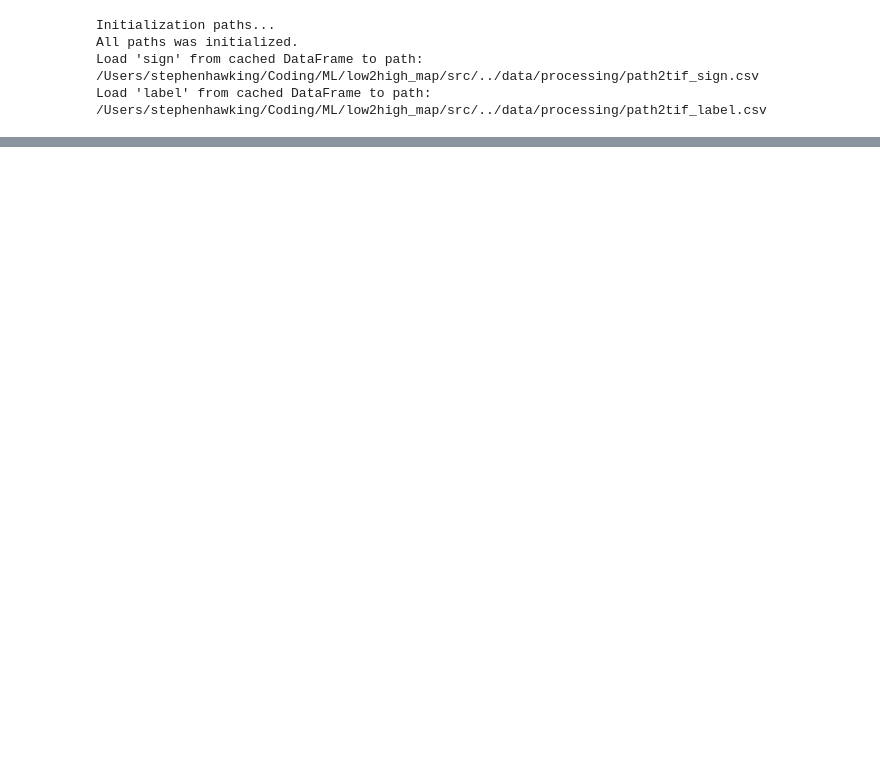
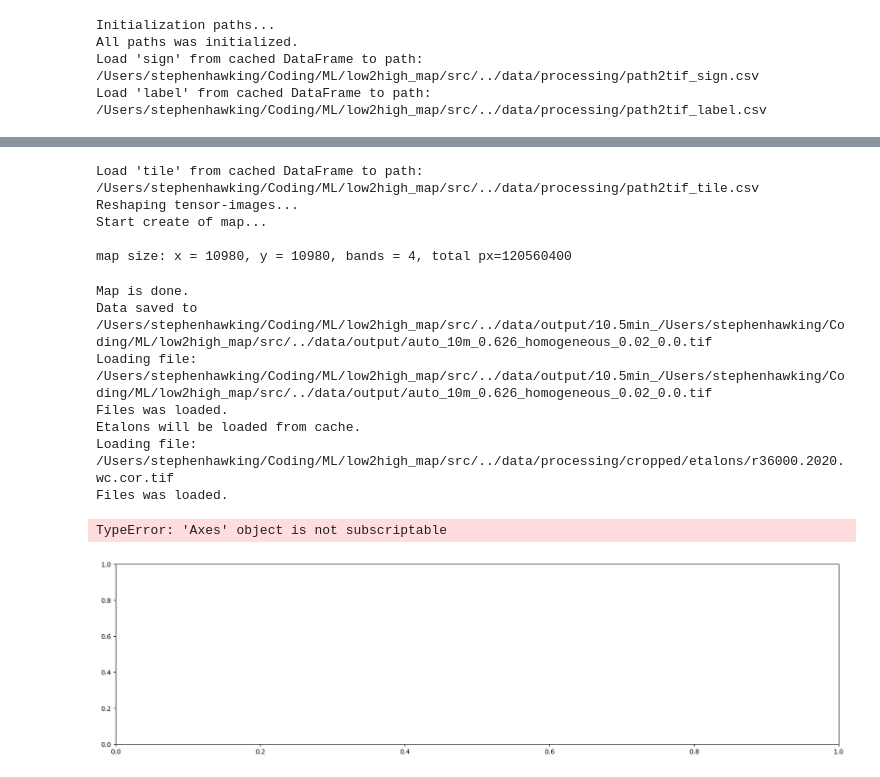
Before and after one commit to 1cosmic/low2high_map, a Jupyter notebook: src/auto-sci.ipynb, the cells around one changed output, grey strips where cells are left out. Drawn from its saved outputs; the diff is of its cells as text; code cells hidden in the pictures; blank space fills up the shorter version.

```diff
--- a/src/auto-sci.ipynb
+++ b/src/auto-sci.ipynb
@@ -189,0 +148,71 @@ KeyboardInterrupt:
+# %%
+do_create_map = True
+if do_create_map:
+    # Получаем эталоны
+    etalons = DEFAULT_PATH["etalons"]
+    map_name = "wc"
+    etalons_list = parse_tifs_from(etalons, typeof="etalon", verbose=False)
+    etalons_list = etalons_list.query(f"year == {year} and map =='{map_name}'")[
+        "path"
+    ].to_list()
+
+    # Загружаем тайлы с учетом quality
+    quality = True
+    if quality:
+        tiles = DEFAULT_PATH["images"] + "tiles/"
+        tiles = parse_tifs_from(tiles, typeof="tile", verbose=True)
+        tiles = tiles.query("band in @only_bands").sort_values("band")["path"]
+        tiles = tiles.to_list()
+        loaded_tiles = []
+        for t in tiles:
+            loaded_tiles.append(load_tif(t, only_first=True, verbose=False))
+    else:
+        _, _, loaded_tiles, _ = generate_dataset(
+            signs_paths, labels_paths, percent=0.0001, verbose=False
+        )
+
+    # Сортируем модели по f1_score
+    sorted_models = sorted(
+        zip(best_models, models), key=lambda x: x[0]["f1_score"], reverse=True
+    )[:1]
+
+    predicted_res = []
+    validation_res = []
+    for idx, (bm, model_dict) in enumerate(sorted_models):
+        m = model_dict["model"]
+        mm = bm["mask_mode"]
+        f1 = bm["f1_score"]
+        pc = bm["percent"]
+        tt = bm["train_time"]
+        out = DEFAULT_PATH["output"] + f"auto_10m_{f1:.3f}_{mm}_{pc}_{tt}.tif"
+        pred_map = create_map(loaded_tiles, m, out)
+        predicted_res.append(pred_map)
+        val_result = validate_how_tif(pred_map, etalons_list)
+        validation_res.append({"model_idx": idx, "validation": val_result})
+
+    # Визуализация: столбцы по убыванию f1_score
+    import matplotlib.pyplot as plt
+
+    fig, axes = plt.subplots(1, len(predicted_res), figsize=(20, 5))
+    for i, pred_map in enumerate(predicted_res):
+        # Предполагается, что pred_map - numpy array
+        axes[i].imshow(pred_map)
+        axes[i].set_title(f"Model {i + 1}\nf1={sorted_models[i][0]['f1_score']:.3f}")
+        axes[i].axis("off")
+    plt.tight_layout()
+    plt.show()
+# %% [output]
+Load 'tile' from cached DataFrame to path:  /Users/stephenhawking/Coding/ML/low2high_map/src/../data/processing/path2tif_tile.csv
+Reshaping tensor-images...
+Start create of map...
+
+map size: x = 10980, y = 10980, bands = 4, total px=120560400
+Map is done.
+Data saved to /Users/stephenhawking/Coding/ML/low2high_map/src/../data/output/10.5min_/Users/stephenhawking/Coding/ML/low2high_map/src/../data/output/auto_10m_0.626_homogeneous_0.02_0.0.tif
+Loading file: /Users/stephenhawking/Coding/ML/low2high_map/src/../data/output/10.5min_/Users/stephenhawking/Coding/ML/low2high_map/src/../data/output/auto_10m_0.626_homogeneous_0.02_0.0.tif
+Files was loaded.
+Etalons will be loaded from cache.
+Loading file: /Users/stephenhawking/Coding/ML/low2high_map/src/../data/processing/cropped/etalons/r36000.2020.wc.cor.tif
+Files was loaded.
+TypeError: 'Axes' object is not subscriptable
+[figure, added]
```
Also changed, not shown: parts of 6 cells of this notebook, 6 other files.
